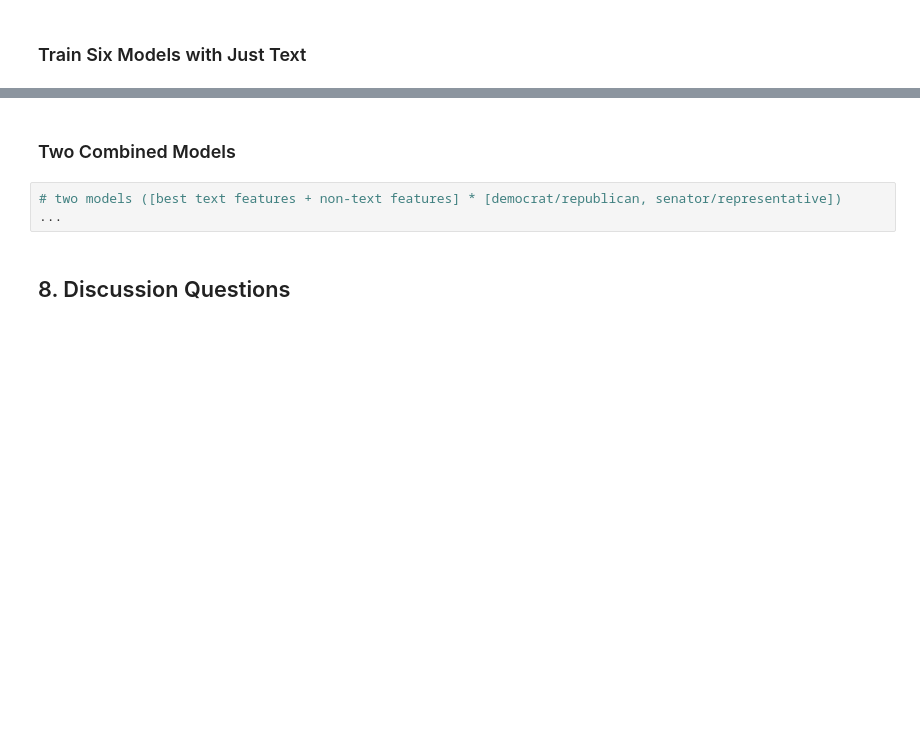
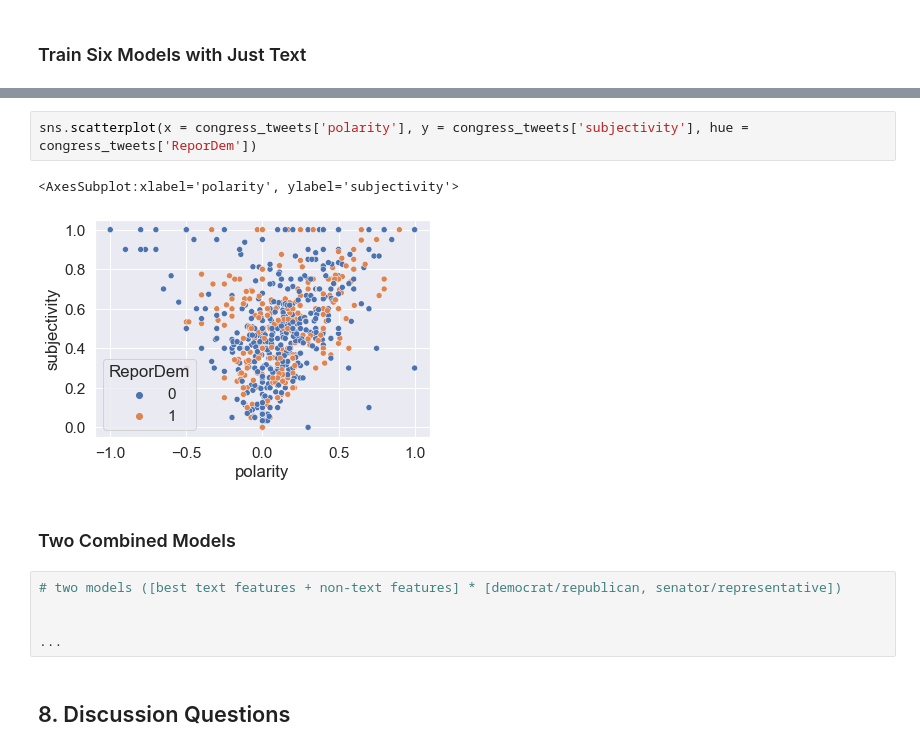
Before and after one commit to shrutibathia/project5, a Jupyter notebook: Project 5 Group 3.ipynb, the cells around one changed output, grey strips where cells are left out. Saved outputs shown, nothing was run; the diff lists cells and outputs as text; blank space fills up the shorter version.

```diff
--- a/Project 5 Group 3.ipynb
+++ b/Project 5 Group 3.ipynb
@@ -682,7 +836,14 @@ If time permits, you are encouraged to use hyperparameter tuning or AutoML techn
+# %%
+sns.scatterplot(x = congress_tweets['polarity'], y = congress_tweets['subjectivity'], hue = congress_tweets['ReporDem'])
+# %% [output]
+<AxesSubplot:xlabel='polarity', ylabel='subjectivity'>
+[figure, added]
 # %% [markdown]
 ### Two Combined Models
 # %%
 # two models ([best text features + non-text features] * [democrat/republican, senator/representative])
+
+
 ...
 # %% [markdown]
 ## 8. Discussion Questions
```
Also changed, not shown: parts of 12 cells of this notebook.
